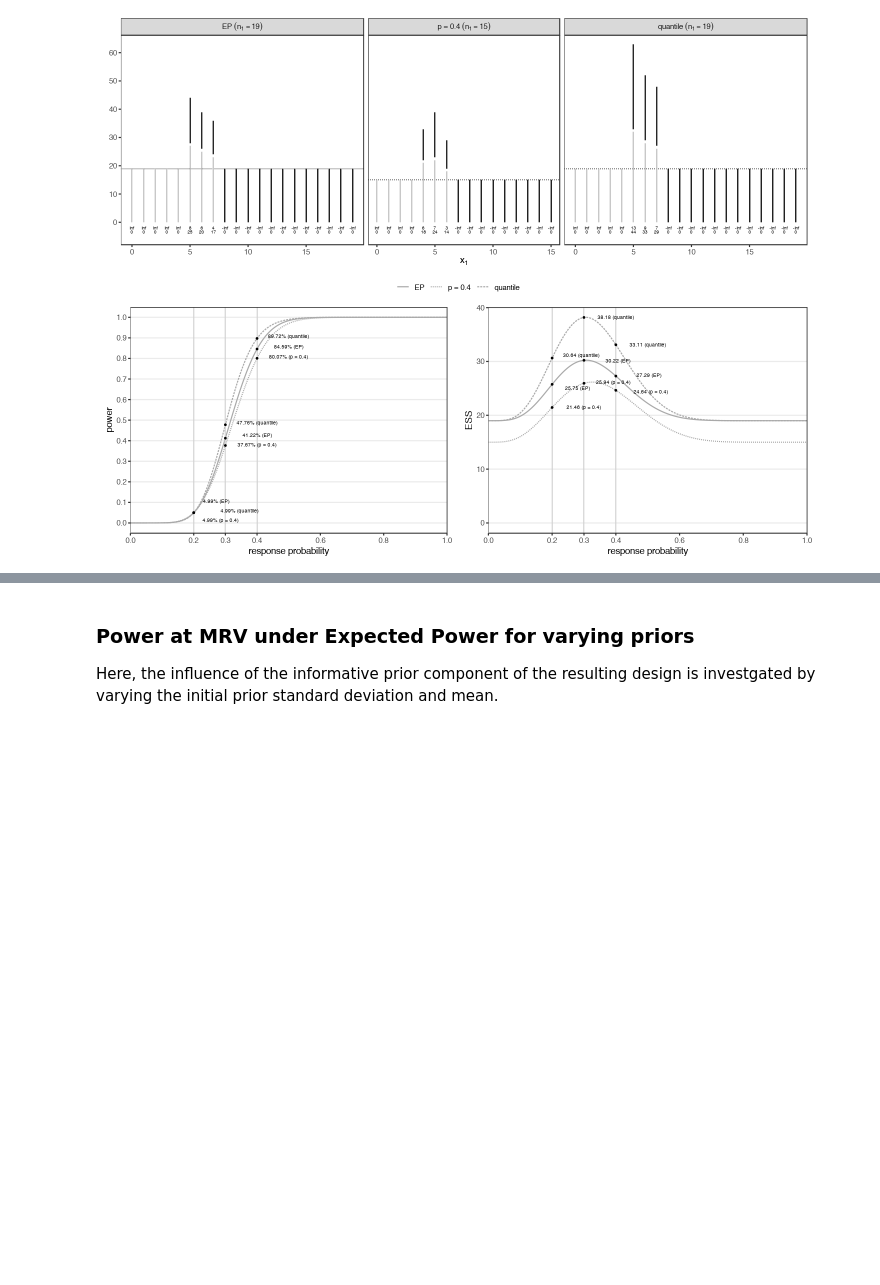
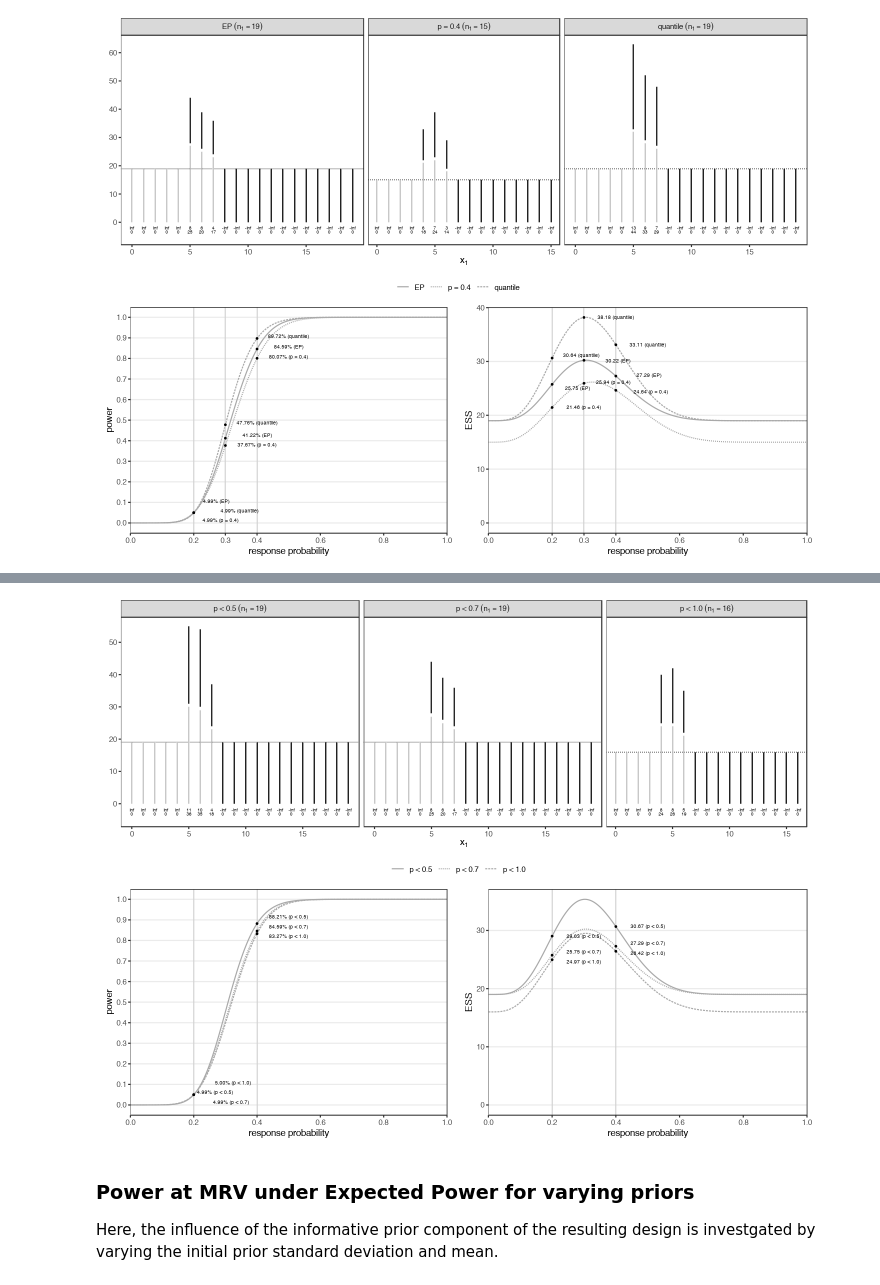
Before and after one commit to kkmann/optimal-binary-two-stage-designs, a Jupyter notebook: notebooks/optimisation-under-uncertainty.ipynb, the cells around one changed output, grey strips where cells are left out. Saved outputs shown, nothing was run; the diff lists cells and outputs as text; code cells hidden in the pictures; blank space fills up the shorter version.

```diff
--- a/notebooks/optimisation-under-uncertainty.ipynb
+++ b/notebooks/optimisation-under-uncertainty.ipynb
@@ -148,3 +182,13 @@ ggsave("optimisation-under-uncertainty-power-constraints.pdf", width = 7, height
+# %%
+options(repr.plot.width = 12, repr.plot.height = 9)
+
+plot_compare_designs(dsgn_ep05, dsgn_ep07, dsgn_ep10,
+    annotations = c(p0, p1)
+)
+
+ggsave("optimisation-under-uncertainty-sensitivity-expected-power.pdf", width = 7, height = 7)
+# %% [output]
+[figure, added]
 # %% [markdown]
 ### Power at MRV under Expected Power for varying priors
 
```
Also changed, not shown: parts of 6 cells of this notebook, 9 other files.
